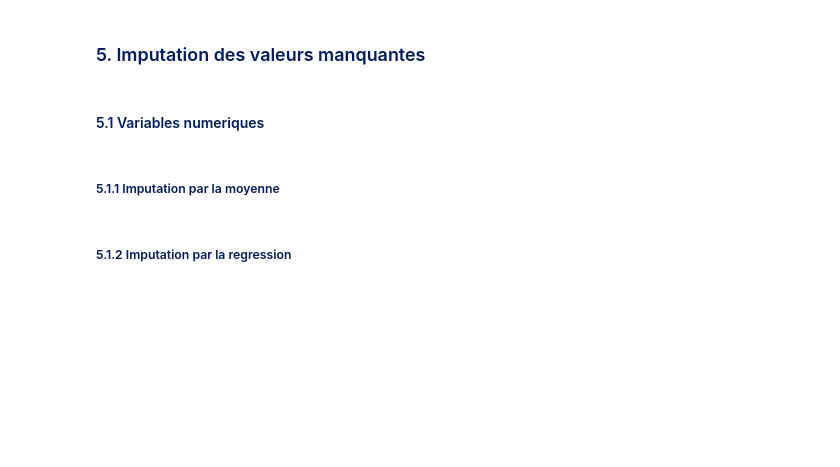
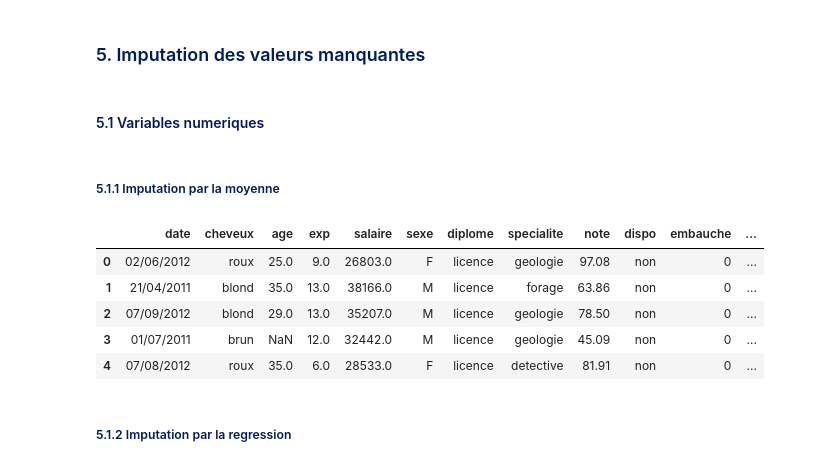
Before and after one commit to Poreck20/MoSEF-Applied-ML_Alpha_Djema, a Jupyter notebook: notebook/Analyse exploratoire de donnВes (EDA).ipynb, the cells around one changed output. Saved outputs shown, nothing was run; the diff lists cells and outputs as text; code cells hidden in the pictures; blank space fills up the shorter version.

```diff
--- a/notebook/Analyse exploratoire de donnВes (EDA).ipynb
+++ b/notebook/Analyse exploratoire de donnВes (EDA).ipynb
@@ -128,6 +250,19 @@ def display_missing_values(df):
 # %%
 # EXERCICE : Imputation des variables numériques avec la moyenne
 # Les variables imputées sont enregistrées dans de nouvelles colonnes.
+
+for col in df.select_dtypes(include = [np.number]).columns :
+    mean_value=df[col].mean()
+    df[col + "_imputed_by_mean"] = df[col].fillna(mean_value)
+
+df.head()
+# %% [output]
+|  | date | cheveux | age | exp | salaire | sexe | diplome | specialite | note | dispo | embauche | ... |
+| 0 | 02/06/2012 | roux | 25.0 | 9.0 | 26803.0 | F | licence | geologie | 97.08 | non | 0 | ... |
+| 1 | 21/04/2011 | blond | 35.0 | 13.0 | 38166.0 | M | licence | forage | 63.86 | non | 0 | ... |
+| 2 | 07/09/2012 | blond | 29.0 | 13.0 | 35207.0 | M | licence | geologie | 78.50 | non | 0 | ... |
+| 3 | 01/07/2011 | brun | NaN | 12.0 | 32442.0 | M | licence | geologie | 45.09 | non | 0 | ... |
+| 4 | 07/08/2012 | roux | 35.0 | 6.0 | 28533.0 | F | licence | detective | 81.91 | non | 0 | ... |
 # %% [markdown]
 ##### <span style="color:#011C5D">5.1.2 Imputation par la regression </span>
 # %%
```
Also changed, not shown: parts of 35 cells of this notebook, 1 other file.
